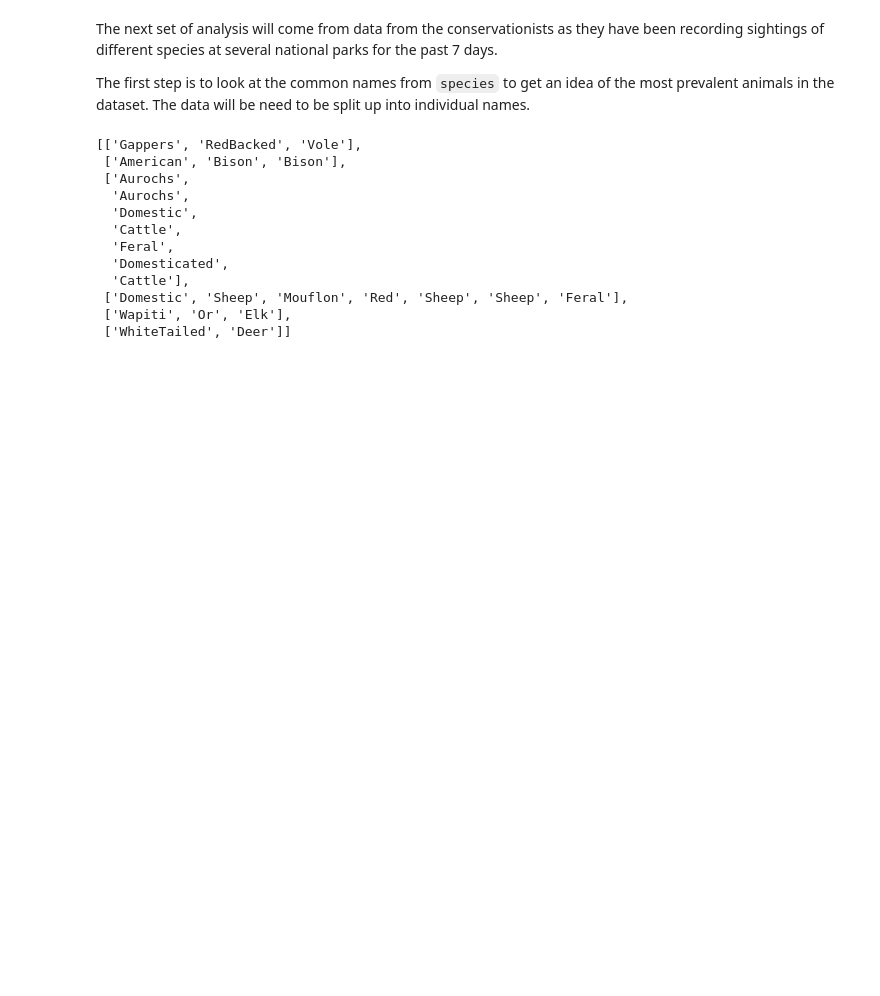
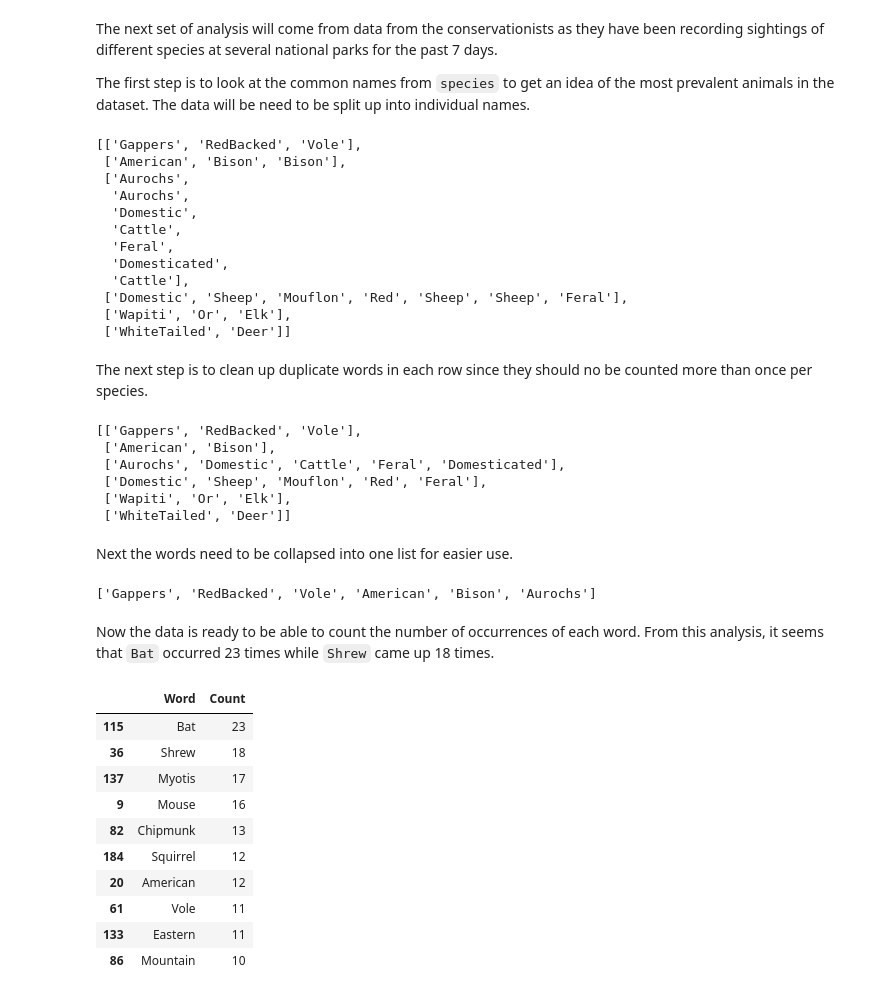
Before and after one commit to OMARALNAJJAR7/biodiversity-analysis, a Jupyter notebook: biodiversity.ipynb, the cells around one changed output. Cells and saved outputs as stored; diff of their text form; code cells hidden in the pictures; blank space fills up the shorter version.

Commit message:
Analysis3

```diff
--- a/biodiversity.ipynb
+++ b/biodiversity.ipynb
@@ -353,3 +353,49 @@ common_Names[:6]
  ['Domestic', 'Sheep', 'Mouflon', 'Red', 'Sheep', 'Sheep', 'Feral'],
  ['Wapiti', 'Or', 'Elk'],
  ['WhiteTailed', 'Deer']]
+# %% [markdown]
+The next step is to clean up duplicate words in each row since they should no be counted more than once per species.
+# %%
+cleanRows = []
+
+for item in common_Names:
+    item = list(dict.fromkeys(item))
+    cleanRows.append(item)
+
+cleanRows[:6]
+# %% [output]
+[['Gappers', 'RedBacked', 'Vole'],
+ ['American', 'Bison'],
+ ['Aurochs', 'Domestic', 'Cattle', 'Feral', 'Domesticated'],
+ ['Domestic', 'Sheep', 'Mouflon', 'Red', 'Feral'],
+ ['Wapiti', 'Or', 'Elk'],
+ ['WhiteTailed', 'Deer']]
+# %% [markdown]
+Next the words need to be collapsed into one list for easier use.
+# %%
+res = list(chain.from_iterable(i if isinstance(i, list) else [i] for i in cleanRows))
+res[:6]
+# %% [output]
+['Gappers', 'RedBacked', 'Vole', 'American', 'Bison', 'Aurochs']
+# %% [markdown]
+Now the data is ready to be able to count the number of occurrences of each word. From this analysis, it seems that `Bat` occurred 23 times while `Shrew` came up 18 times.
+# %%
+words_counted = []
+
+for i in res:
+    x = res.count(i)
+    words_counted.append((i,x))
+
+pd.DataFrame(set(words_counted), columns =['Word', 'Count']).sort_values("Count", ascending = False).head(10)
+# %% [output]
+|  | Word | Count |
+| 115 | Bat | 23 |
+| 36 | Shrew | 18 |
+| 137 | Myotis | 17 |
+| 9 | Mouse | 16 |
+| 82 | Chipmunk | 13 |
+| 184 | Squirrel | 12 |
+| 20 | American | 12 |
+| 61 | Vole | 11 |
+| 133 | Eastern | 11 |
+| 86 | Mountain | 10 |
```
Also changed, not shown: parts of 8 cells of this notebook.
